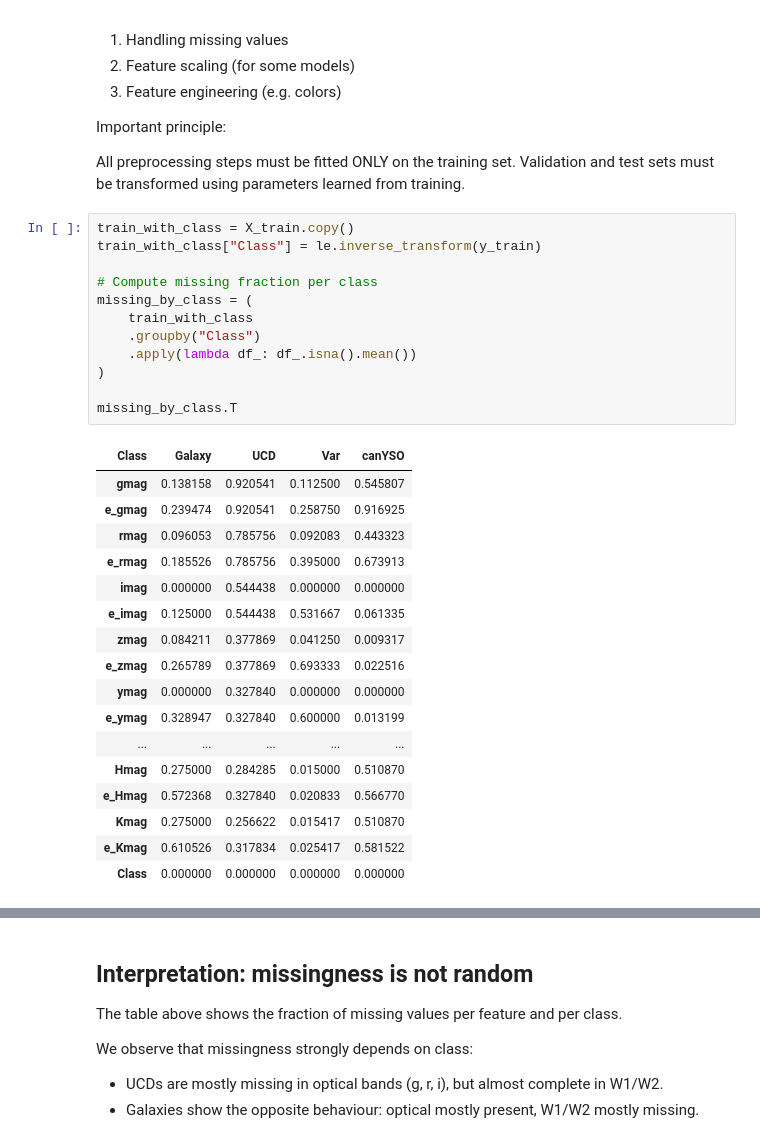
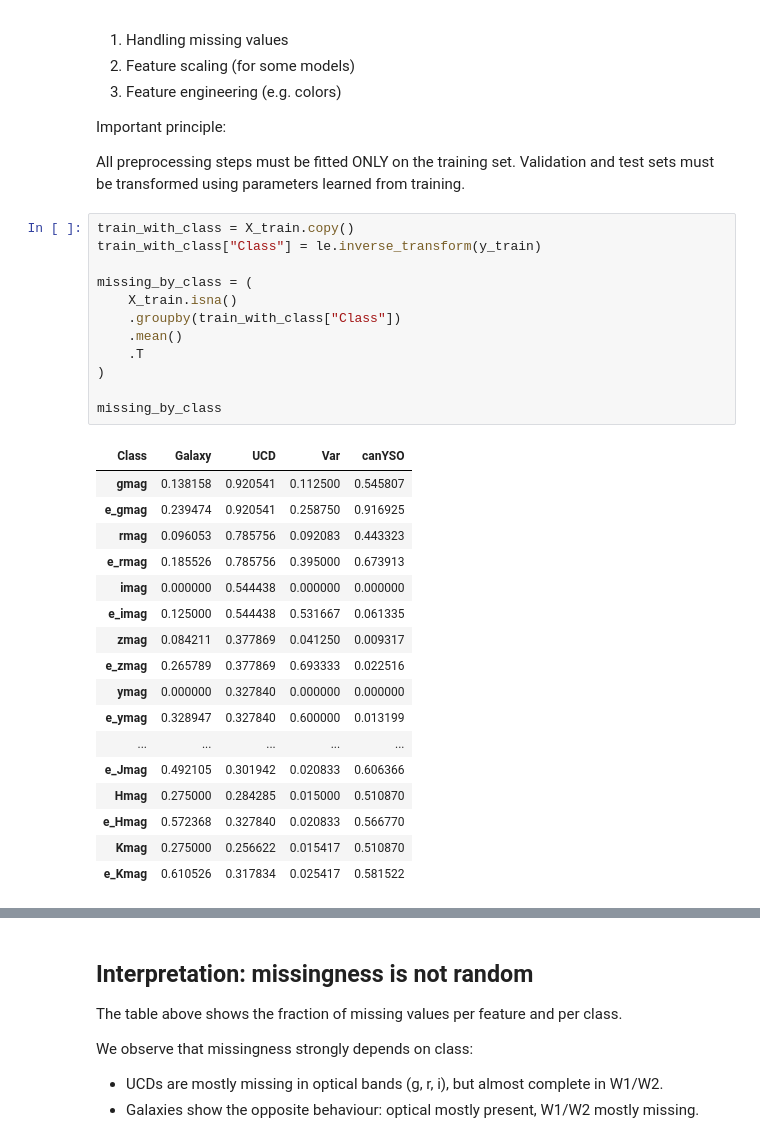
Before and after one commit to iamaleksandra/AI-in-astro-tutorial-supervised, a Jupyter notebook: classification.ipynb, the cells around one changed output, grey strips where cells are left out. Drawn from its saved outputs; the diff is of its cells as text.

```diff
--- a/classification.ipynb
+++ b/classification.ipynb
@@ -200,30 +195,30 @@ Validation and test sets must be transformed using parameters learned from train
 # %%
 train_with_class = X_train.copy()
 train_with_class["Class"] = le.inverse_transform(y_train)
 
-# Compute missing fraction per class
 missing_by_class = (
-    train_with_class
-    .groupby("Class")
-    .apply(lambda df_: df_.isna().mean())
+    X_train.isna()
+    .groupby(train_with_class["Class"])
+    .mean()
+    .T
 )
 
-missing_by_class.T
+missing_by_class
 # %% [output]
 | Class | Galaxy | UCD | Var | canYSO |
 | gmag | 0.138158 | 0.920541 | 0.112500 | 0.545807 |
 | e_gmag | 0.239474 | 0.920541 | 0.258750 | 0.916925 |
 | rmag | 0.096053 | 0.785756 | 0.092083 | 0.443323 |
 | e_rmag | 0.185526 | 0.785756 | 0.395000 | 0.673913 |
 | imag | 0.000000 | 0.544438 | 0.000000 | 0.000000 |
 | e_imag | 0.125000 | 0.544438 | 0.531667 | 0.061335 |
 | zmag | 0.084211 | 0.377869 | 0.041250 | 0.009317 |
 | e_zmag | 0.265789 | 0.377869 | 0.693333 | 0.022516 |
 | ymag | 0.000000 | 0.327840 | 0.000000 | 0.000000 |
 | e_ymag | 0.328947 | 0.327840 | 0.600000 | 0.013199 |
 | ... | ... | ... | ... | ... |
+| e_Jmag | 0.492105 | 0.301942 | 0.020833 | 0.606366 |
 | Hmag | 0.275000 | 0.284285 | 0.015000 | 0.510870 |
 | e_Hmag | 0.572368 | 0.327840 | 0.020833 | 0.566770 |
 | Kmag | 0.275000 | 0.256622 | 0.015417 | 0.510870 |
 | e_Kmag | 0.610526 | 0.317834 | 0.025417 | 0.581522 |
-| Class | 0.000000 | 0.000000 | 0.000000 | 0.000000 |
```
Also changed, not shown: parts of 27 cells of this notebook.
